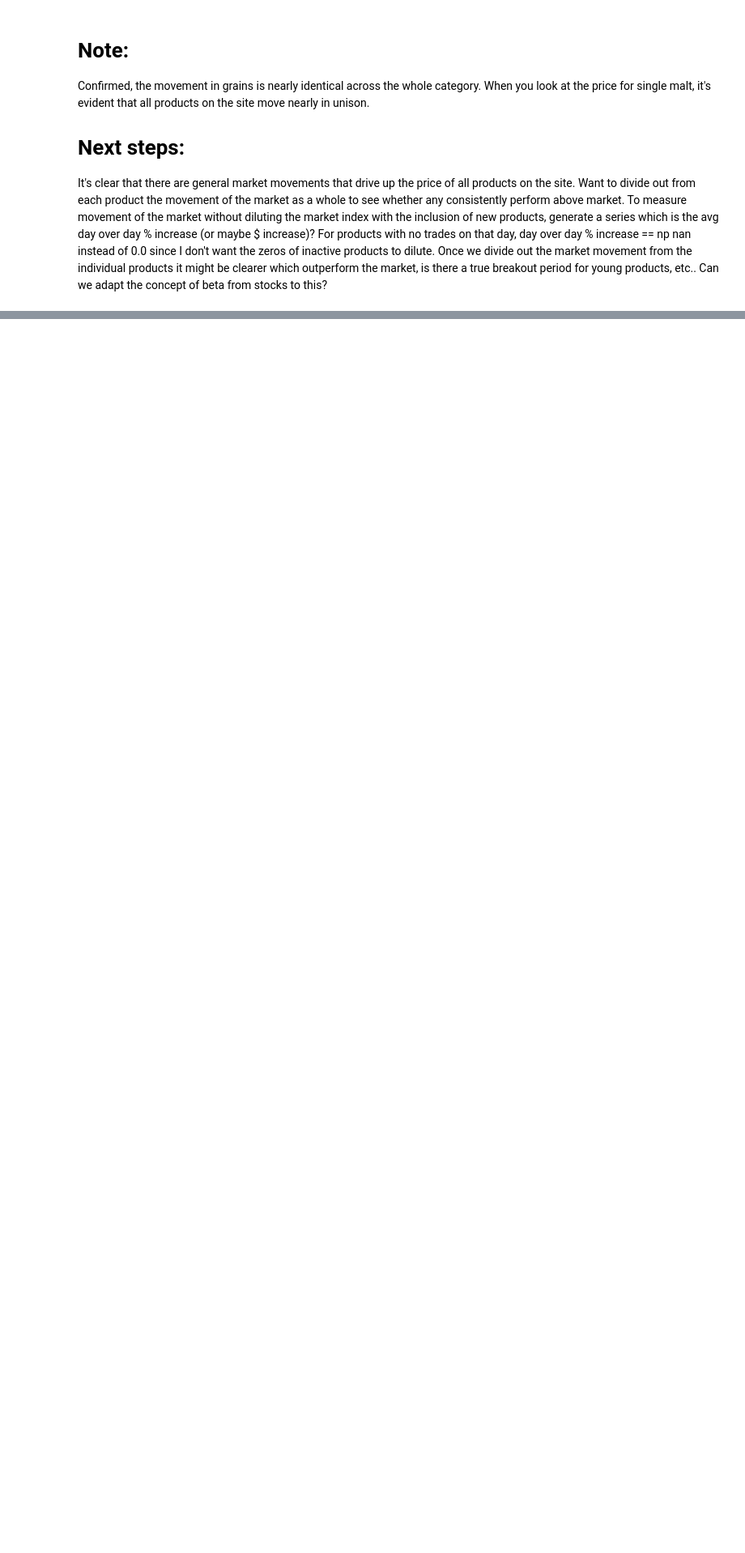
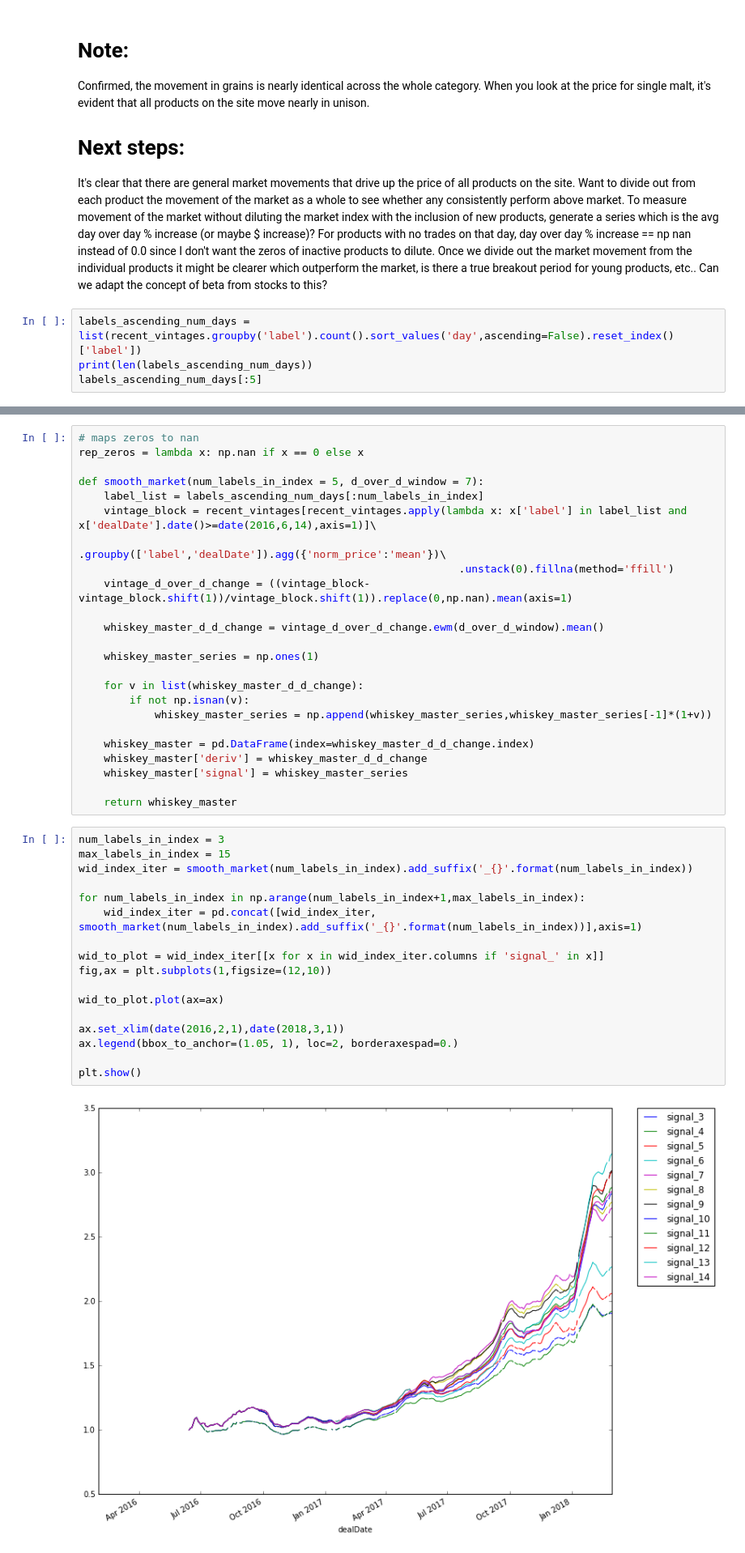
Before and after one commit to filpia/widdoughmaker, a Jupyter notebook: Exploration.ipynb, the cells around one changed output, grey strips where cells are left out. Shown at 81% size. Drawn from its saved outputs; the diff is of its cells as text; blank space fills up the shorter version.

Commit message:
generated series of market level indices

```diff
--- a/Exploration.ipynb
+++ b/Exploration.ipynb
@@ -196,3 +197,7 @@ Confirmed, the movement in grains is nearly identical across the whole category.
 
 It's clear that there are general market movements that drive up the price of all products on the site. Want to divide out from each product the movement of the market as a whole to see whether any consistently perform above market.
 To measure movement of the market without diluting the market index with the inclusion of new products, generate a series which is the avg day over day % increase (or maybe $ increase)? For products with no trades on that day, day over day % increase == np nan instead of 0.0 since I don't want the zeros of inactive products to dilute. Once we divide out the market movement from the individual products it might be clearer which outperform the market, is there a true breakout period for young products, etc.. Can we adapt the concept of beta from stocks to this?
+# %%
+labels_ascending_num_days = list(recent_vintages.groupby('label').count().sort_values('day',ascending=False).reset_index()['label'])
+print(len(labels_ascending_num_days))
+labels_ascending_num_days[:5]
@@ -198,0 +220,43 @@ To measure movement of the market without diluting the market index with the inc
+# %%
+# maps zeros to nan
+rep_zeros = lambda x: np.nan if x == 0 else x
+
+def smooth_market(num_labels_in_index = 5, d_over_d_window = 7):
+    label_list = labels_ascending_num_days[:num_labels_in_index]
+    vintage_block = recent_vintages[recent_vintages.apply(lambda x: x['label'] in label_list and x['dealDate'].date()>=date(2016,6,14),axis=1)]\
+                                                            .groupby(['label','dealDate']).agg({'norm_price':'mean'})\
+                                                            .unstack(0).fillna(method='ffill')
+    vintage_d_over_d_change = ((vintage_block-vintage_block.shift(1))/vintage_block.shift(1)).replace(0,np.nan).mean(axis=1)
+
+    whiskey_master_d_d_change = vintage_d_over_d_change.ewm(d_over_d_window).mean()
+
+    whiskey_master_series = np.ones(1)
+
+    for v in list(whiskey_master_d_d_change):
+        if not np.isnan(v):
+            whiskey_master_series = np.append(whiskey_master_series,whiskey_master_series[-1]*(1+v))
+
+    whiskey_master = pd.DataFrame(index=whiskey_master_d_d_change.index)
+    whiskey_master['deriv'] = whiskey_master_d_d_change
+    whiskey_master['signal'] = whiskey_master_series
+
+    return whiskey_master
+# %%
+num_labels_in_index = 3
+max_labels_in_index = 15
+wid_index_iter = smooth_market(num_labels_in_index).add_suffix('_{}'.format(num_labels_in_index))
+
+for num_labels_in_index in np.arange(num_labels_in_index+1,max_labels_in_index):
+    wid_index_iter = pd.concat([wid_index_iter, smooth_market(num_labels_in_index).add_suffix('_{}'.format(num_labels_in_index))],axis=1)
+
+wid_to_plot = wid_index_iter[[x for x in wid_index_iter.columns if 'signal_' in x]]
+fig,ax = plt.subplots(1,figsize=(12,10))
+
+wid_to_plot.plot(ax=ax)
+
+ax.set_xlim(date(2016,2,1),date(2018,3,1))
+ax.legend(bbox_to_anchor=(1.05, 1), loc=2, borderaxespad=0.)
+
+plt.show()
+# %% [output]
+[figure, added]
```
Also changed, not shown: parts of 6 cells of this notebook.
